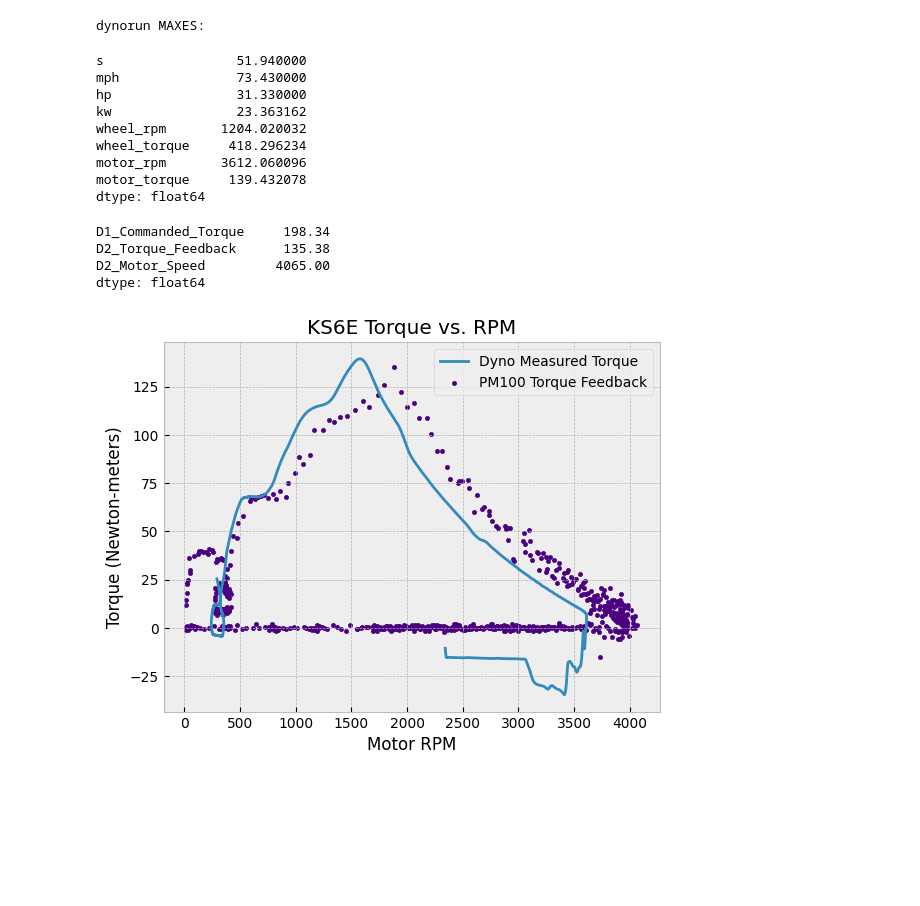
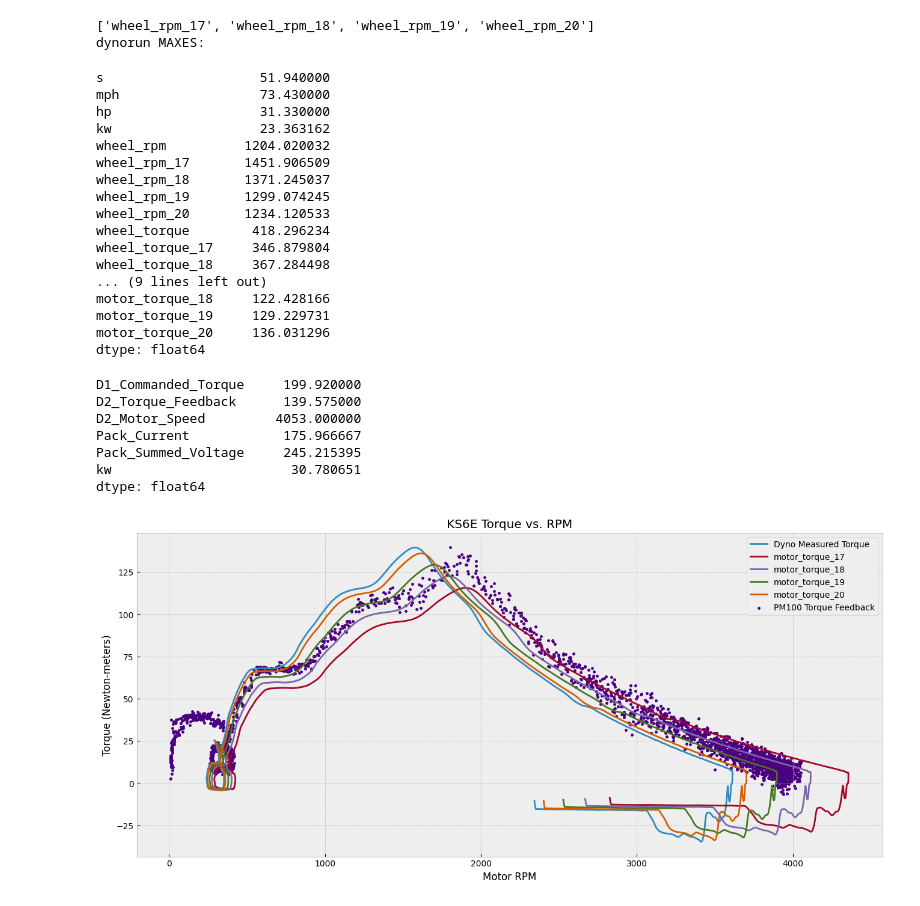
Before and after one commit to KSU-MS/KS5e-Data-Logging, a Jupyter notebook: motor_power_graphs.ipynb, the cells around one changed output. Saved outputs shown, nothing was run; the diff lists cells and outputs as text; code cells hidden in the pictures; blank space fills up the shorter version.

Commit message:
add tire diam sweep since none seem to be right

```diff
--- a/motor_power_graphs.ipynb
+++ b/motor_power_graphs.ipynb
@@ -52,6 +52,7 @@ gear_tooth_count_motor = 10  # KS6e front sprocket
 gear_tooth_count_wheel = 30  # KS6e rear sprocket
 
 dyno_tire_diameter = 20.5 # ish inches
+tire_dims = [17,18,19,20]
 normal_tire_diameter = 18 # ish inches
 tire_diameter = dyno_tire_diameter # set to the right tire size when plotting
 
@@ -59,3 +60,7 @@ gear_ratio = gear_tooth_count_wheel / gear_tooth_count_motor
 
 # Calculate wheel circumference
 wheel_circumference = tire_diameter * 3.141592653589793  # Pi
+wheel_circums_varied = []
+for dim in tire_dims:
+    wheel_circums_varied.append(dim*3.141592653589793)
+wheel_circums_varied
@@ -72,50 +79,94 @@ except:
 del(dyno_run_df)
 dynorun["kw"] = dynorun['hp']/1.341 # add KW column
 dynorun["wheel_rpm"] = dynorun["mph"] / ((wheel_circumference * 60)/63360 )
+list_of_varied_dims_rpms=[]
+for index,circum in enumerate(tire_dims):
+    name = "wheel_rpm_"+str(circum)
+    dynorun[name] = dynorun["mph"] / ((circum * 3.141592653589793 * 60)/63360 )
+    list_of_varied_dims_rpms.append(name)
+
+print(list_of_varied_dims_rpms)
 dynorun["wheel_torque"] = (9548.8 * dynorun["kw"])/dynorun["wheel_rpm"]
+
+list_of_varied_wtrq = []
+for index,rpm in enumerate(list_of_varied_dims_rpms):
+    wtrqname = "wheel_torque_"+str(tire_dims[index])
+    dynorun[wtrqname]=(9548.8 * dynorun["kw"])/dynorun[rpm]
+    list_of_varied_wtrq.append(wtrqname)
+
 dynorun["motor_rpm"]=dynorun["wheel_rpm"]*gear_ratio
+
+for index,rpm in enumerate(list_of_varied_dims_rpms):
+    colname = "motor_rpm_" +str(tire_dims[index])
+    dynorun[colname]=dynorun[rpm]*gear_ratio
+
 dynorun["motor_torque"] = dynorun["wheel_torque"] / gear_ratio
+
+for index,trq in enumerate(list_of_varied_wtrq):
+    colname = "motor_torque_" +str(tire_dims[index])
+    dynorun[colname]=dynorun[trq]/gear_ratio
+
 print("dynorun MAXES:")
 dynorun.max()
 # %% [output]
+['wheel_rpm_17', 'wheel_rpm_18', 'wheel_rpm_19', 'wheel_rpm_20']
 dynorun MAXES:
-s                 51.940000
-mph               73.430000
-hp                31.330000
-kw                23.363162
-wheel_rpm       1204.020032
-wheel_torque     418.296234
-motor_rpm       3612.060096
-motor_torque     139.432078
+s                    51.940000
+mph                  73.430000
+hp                   31.330000
+kw                   23.363162
+wheel_rpm          1204.020032
+wheel_rpm_17       1451.906509
+wheel_rpm_18       1371.245037
+wheel_rpm_19       1299.074245
+wheel_rpm_20       1234.120533
+wheel_torque        418.296234
+wheel_torque_17     346.879804
+wheel_torque_18     367.284498
+... (9 lines left out)
+motor_torque_18     122.428166
+motor_torque_19     129.229731
+motor_torque_20     136.031296
 dtype: float64
 # %%
 # load electrical log
 vehicle_log = pd.read_csv(car_log_path)
-# remove dfs we dont care about
-vehicle_log = vehicle_log[["Time","D1_Commanded_Torque","D2_Torque_Feedback","D2_Motor_Speed"]]
+# remove df cols we dont care about
+vehicle_log = vehicle_log[["Time","D1_Commanded_Torque","D2_Torque_Feedback","D2_Motor_Speed","Pack_Current","Pack_Summed_Voltage"]]
 # cancer time
 from torque_log_analysis import resample_data,drop_rows_from_df
 vehicle_log = resample_data(vehicle_log,"Time")
+vehicle_log = drop_rows_from_df(vehicle_log,"D1_Commanded_Torque",1,400)
+
 vehicle_log = drop_rows_from_df(vehicle_log,"D2_Motor_Speed",10,7000)
+# get a power column to compare with dyno
+vehicle_log["kw"] = vehicle_log["Pack_Current"] * vehicle_log["Pack_Summed_Voltage"] / 1000
 vehicle_log.max()
 # %% [output]
-D1_Commanded_Torque     198.34
-D2_Torque_Feedback      135.38
-D2_Motor_Speed         4065.00
+D1_Commanded_Torque     199.920000
+D2_Torque_Feedback      139.575000
+D2_Motor_Speed         4053.000000
+Pack_Current            175.966667
+Pack_Summed_Voltage     245.215395
+kw                       30.780651
 dtype: float64
 # %%
 # plot torques and rpms to compare
 plt.style.use('bmh')
+plt.figure(figsize=(16,7))
+plt.plot(dynorun["motor_rpm"],dynorun["motor_torque"],label="Dyno Measured Torque")
 
-plt.plot(dynorun["motor_rpm"],dynorun["motor_torque"],label="Dyno Measured Torque")
+for dim in tire_dims:
+    plt.plot(dynorun["motor_rpm_"+str(dim)],dynorun["motor_torque_"+str(dim)],label="motor_torque_"+str(dim))
+
 plt.scatter(vehicle_log["D2_Motor_Speed"],vehicle_log["D2_Torque_Feedback"],marker='.',color='indigo',label="PM100 Torque Feedback")
 plt.xlabel("Motor RPM")
 plt.ylabel("Torque (Newton-meters)")
 plt.legend()
 plt.title("KS6E Torque vs. RPM")
 plt.show()
 # %% [output]
-[figure, old version]
+[figure, new version]
 # %%
 # Attempt to sync dyno and car log
 dynorun["s"]=pd.to_datetime(dynorun["s"],unit="s")
```
Also changed, not shown: parts of 3 cells of this notebook.
